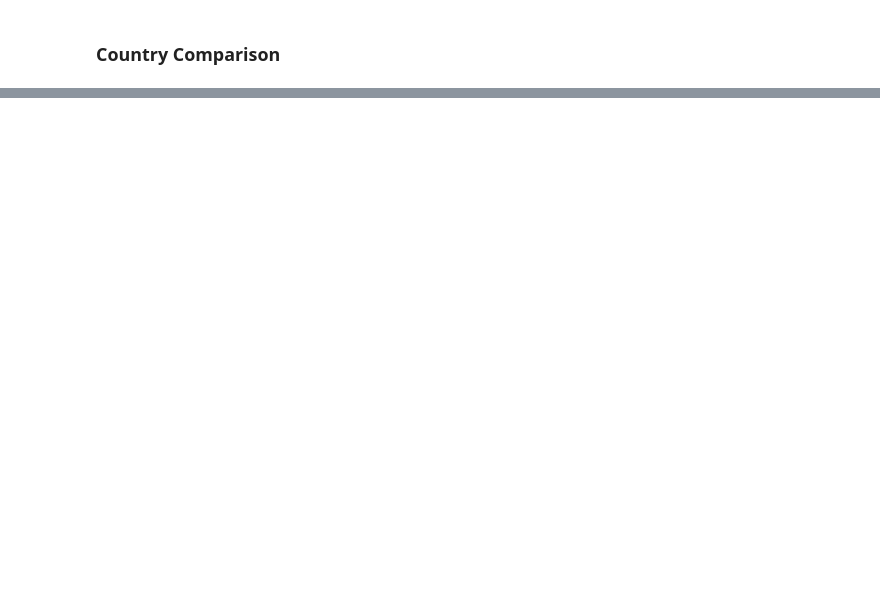
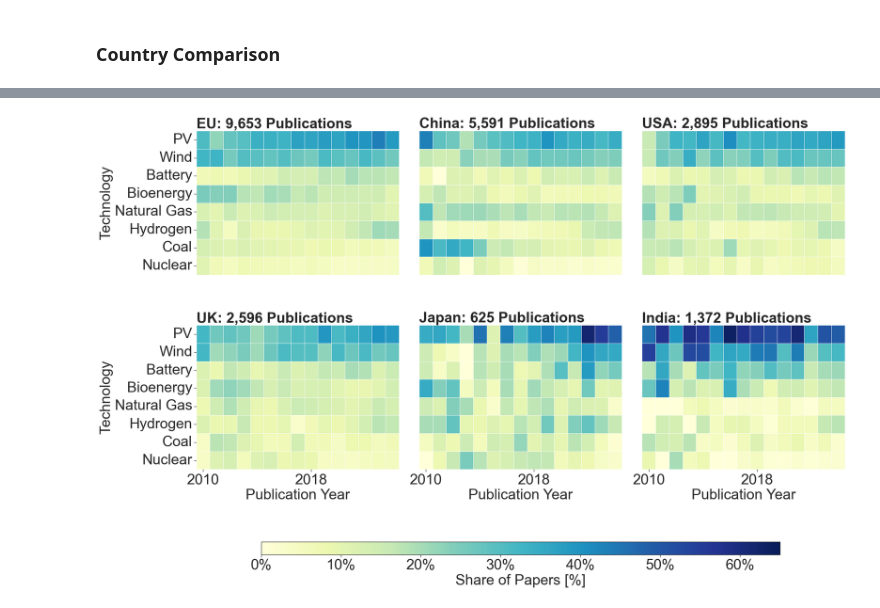
Before and after one commit to FZJ-IEK3-VSA/quinex-energy-system-studies, a Jupyter notebook: notebooks/Step4_MetadataVisualisation.ipynb, the cells around one changed output, grey strips where cells are left out. Cells and saved outputs as stored; diff of their text form; code cells hidden in the pictures; blank space fills up the shorter version.

```diff
--- a/notebooks/Step4_MetadataVisualisation.ipynb
+++ b/notebooks/Step4_MetadataVisualisation.ipynb
@@ -91,20 +148,23 @@ print(f"India: {len(df_in['DOI'].value_counts())} entries")
 # %%
 # 3 countries/regions: 3 columns, 1 row
 fig, piv_entity = metadata.mention_trend_heatmap_multi_entities(
     dfs = [df_eu, df_ch, df_us, df_gb, df_jp, df_in],
     titles = [
         "EU: 9,653 Publications",
         "China: 5,591 Publications",
         "USA: 2,895 Publications",
         "UK: 2,596 Publications",
         "Japan: 625 Publications",
         "India: 1,372 Publications"
     ],
     entity_col = "entity_base_mapping",
     figsize=(24, 9),
     font_size=30,
     top_n=8,
-    cmap="Blues",
-    n_cols=3
+    cmap="YlGnBu",
+    n_cols=3,
+    color_scale_percent=(0,65)
 )
 fig.savefig("../data/figures/metadata/ent_6countries.pdf", bbox_inches='tight')
+# %% [output]
+[figure, added]
```
Also changed, not shown: parts of 14 cells of this notebook, 20 other files.
